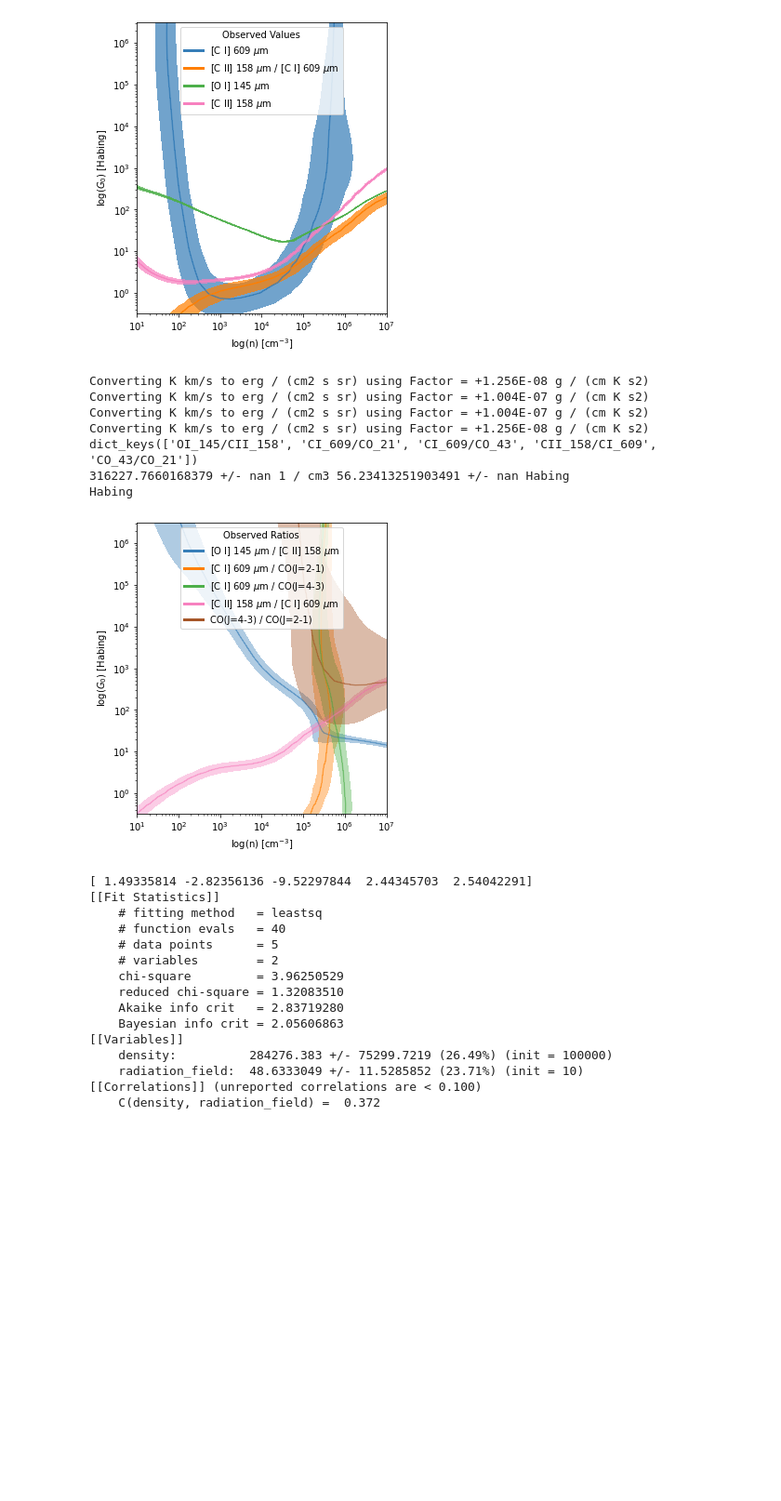
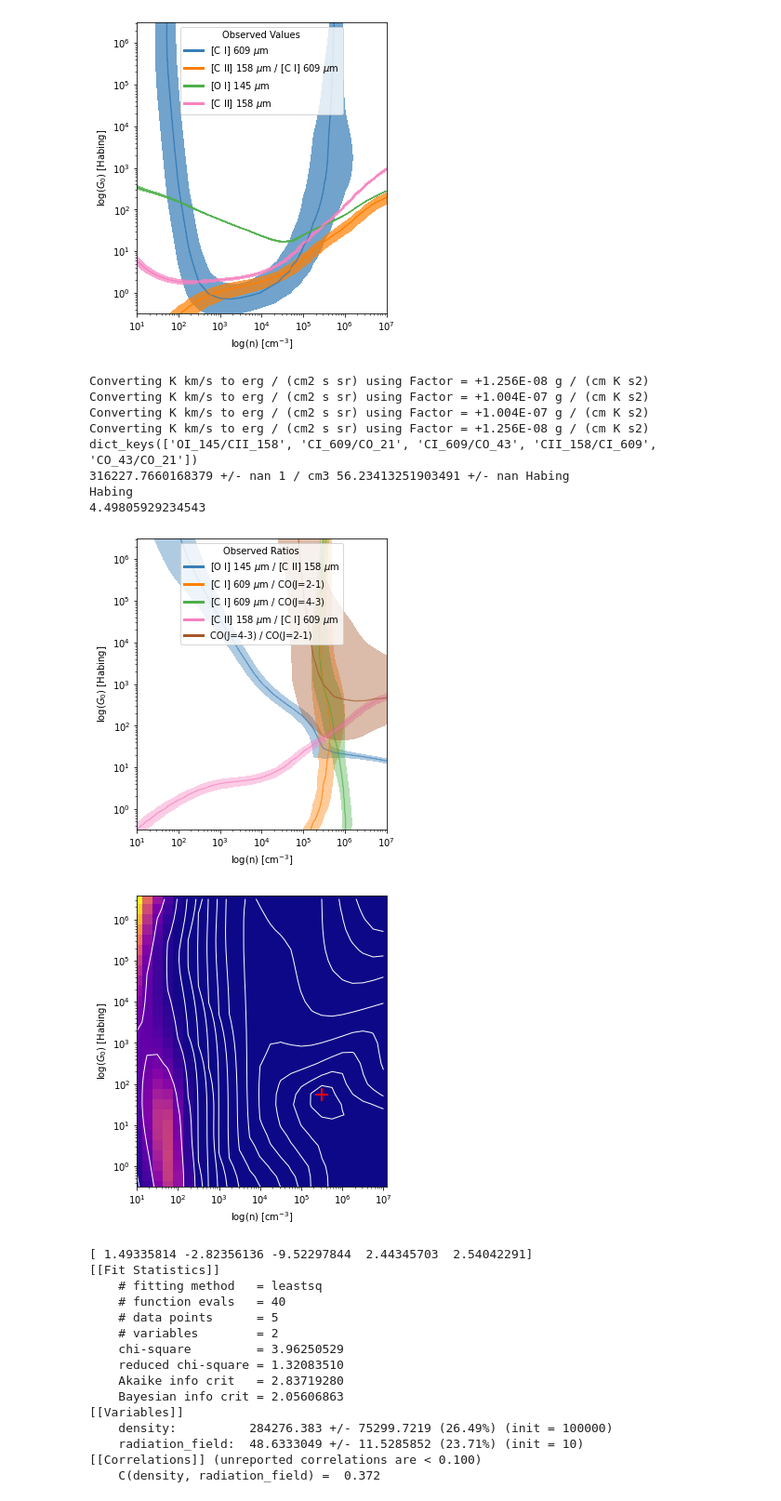
Before and after one commit to mpound/pdrtpy, a Jupyter notebook: Debug.ipynb, the cells around one changed output. Shown: that part at 93% size. Saved outputs shown, nothing was run; the diff lists cells and outputs as text; code cells hidden in the pictures; blank space fills up the shorter version.

```diff
--- a/Debug.ipynb
+++ b/Debug.ipynb
@@ -139,22 +132,26 @@ aa = [m1,m2,m3,m4,m5]
 # %%
 lrf = LineRatioFit(m,aa)
 lrf.run()
 print(lrf._modelratios.keys())
 print(lrf.density,lrf.radiation_field)
 par = Parameters()
 par.add('density',min=10,max=1E7,value=1E5)
 par.add('radiation_field',min=1,max=1E6,value=10)
 lrp = LineRatioPlot(lrf)
 lrp.overlay_all_ratios()
+lrp.chisq()
+print(np.min(lrf._chisq))
 # %% [output]
 Converting K km/s to erg / (cm2 s sr) using Factor = +1.256E-08 g / (cm K s2)
 Converting K km/s to erg / (cm2 s sr) using Factor = +1.004E-07 g / (cm K s2)
 Converting K km/s to erg / (cm2 s sr) using Factor = +1.004E-07 g / (cm K s2)
 Converting K km/s to erg / (cm2 s sr) using Factor = +1.256E-08 g / (cm K s2)
 dict_keys(['OI_145/CII_158', 'CI_609/CO_21', 'CI_609/CO_43', 'CII_158/CI_609', 'CO_43/CO_21'])
 316227.7660168379 +/- nan 1 / cm3 56.23413251903491 +/- nan Habing
 Habing
+4.49805929234543
 [figure]
+[figure, added]
 # %%
 method='leastsq'
 if True:
```
Also changed, not shown: parts of 35 cells of this notebook, 1 other file.
